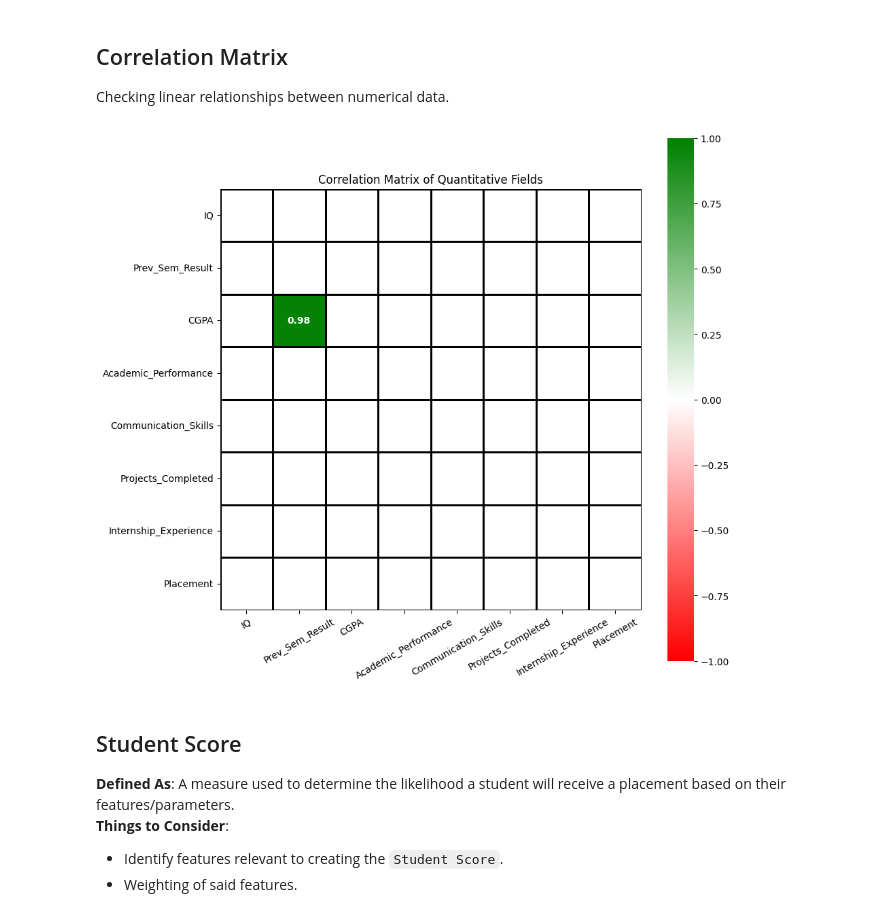
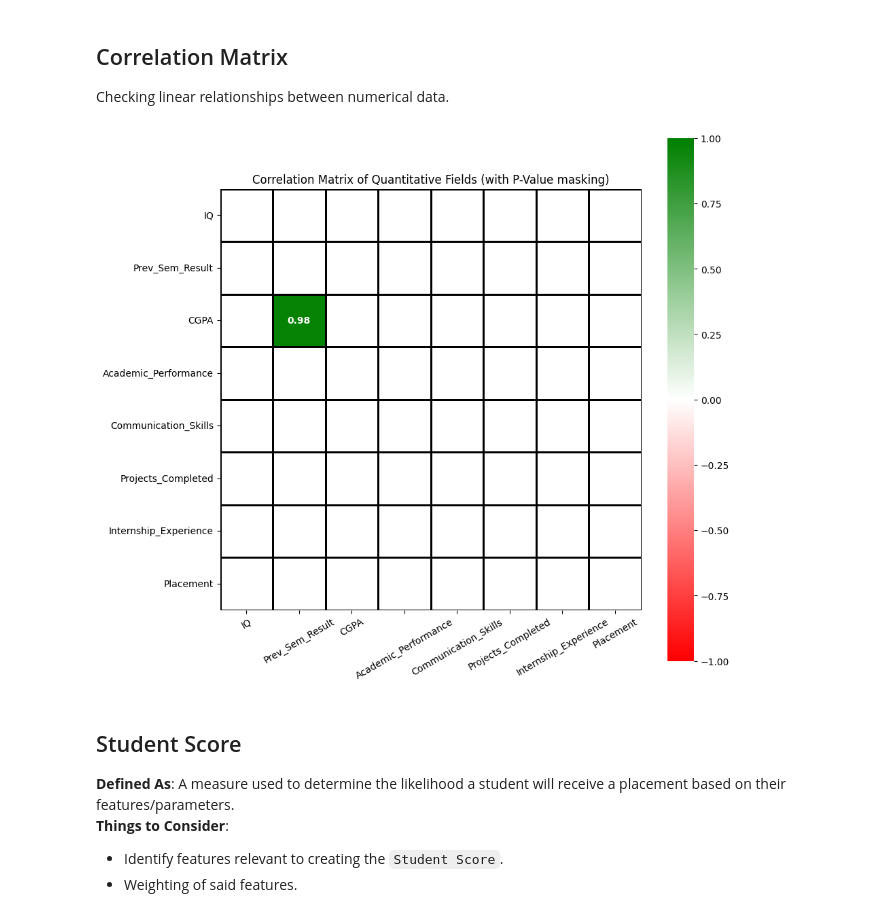
Before and after one commit to Chungj2000/DataAnalysis, a Jupyter notebook: Kaggle/College Student Placement Factors/Workbook.ipynb, the cells around one changed output. Saved outputs shown, nothing was run; the diff lists cells and outputs as text; code cells hidden in the pictures.

```diff
--- a/Kaggle/College Student Placement Factors/Workbook.ipynb
+++ b/Kaggle/College Student Placement Factors/Workbook.ipynb
@@ -197,23 +202,23 @@ Checking linear relationships between numerical data.
 # %%
 #Base parameters
 quantitative_fields = ['IQ', 'Prev_Sem_Result', 'CGPA', 'Academic_Performance', 'Communication_Skills', 'Projects_Completed', 'Internship_Experience', 'Placement'] #Append new binary values.
 corr_data = data[quantitative_fields].corr()
 p_value_corr = round(corr_data.corr(method=lambda x, y : pearsonr(x, y)[1]), 4)
 p_value = 0.05 #Default p-value for significance = 0.05
 
 #Figure parameters
 mask = np.triu(corr_data)
 p_mask = np.invert(np.tril(p_value_corr < p_value))
 gradient = LinearSegmentedColormap.from_list('rg',["r", "w", "g"], N=256)
 x, fig = plt.subplots(figsize=(10,10))
 
 #Switch mask between p_value filtering depending on preference.
 sns.heatmap(corr_data, mask=p_mask, cmap=gradient, vmin=-1, vmax=1, linewidths=2, linecolor='black', annot=True, annot_kws={'fontweight' : 'bold'}, square=True)
-plt.title('Correlation Matrix of Quantitative Fields')
+plt.title('Correlation Matrix of Quantitative Fields (with P-Value masking)')
 plt.xticks(rotation=30)
 plt.show()
 # %% [output]
-[figure, old version]
+[figure, new version]
 # %% [markdown]
 ## Student Score ##
 **Defined As**: A measure used to determine the likelihood a student will receive a placement based on their features/parameters.
```
Also changed, not shown: parts of 4 cells of this notebook.
